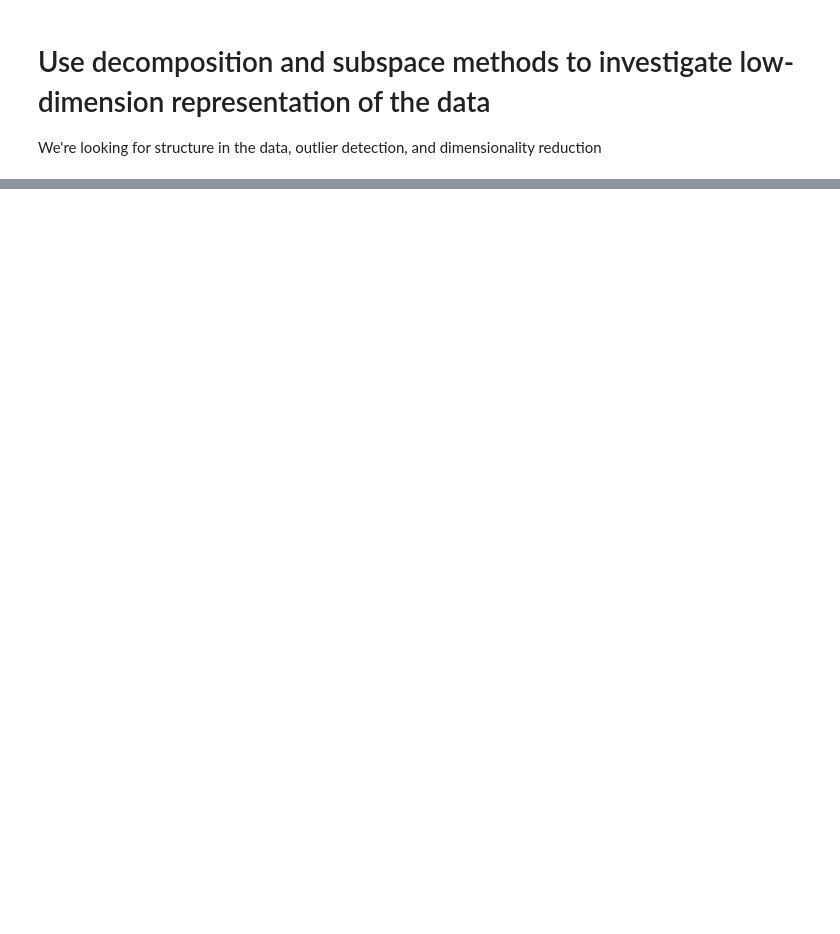
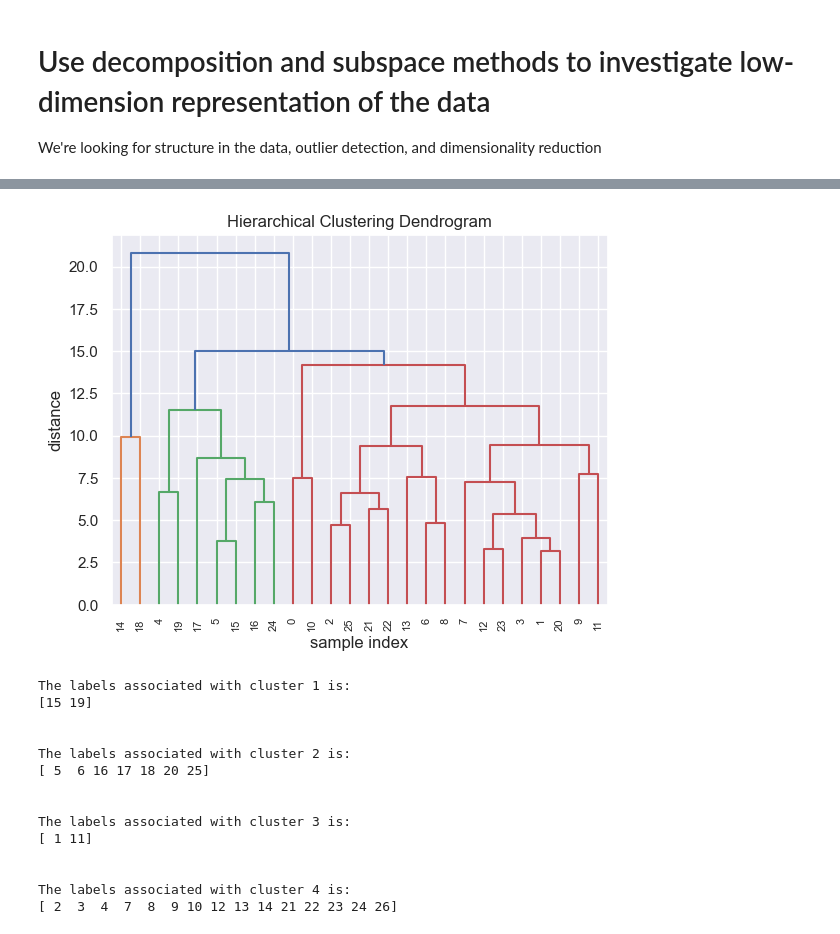
Before and after one commit to lukyrasocha/emo-stress, a Jupyter notebook: case2_Katja.ipynb, the cells around one changed output, grey strips where cells are left out. Drawn from its saved outputs; the diff is of its cells as text; code cells hidden in the pictures; blank space fills up the shorter version.

```diff
--- a/case2_Katja.ipynb
+++ b/case2_Katja.ipynb
@@ -113,8 +219,8 @@ plt.show()
 # %%
 #look at the individual clusters
-responseLabels = np.array(filtered_df.iloc[:,52:53]).squeeze()
-#print(filtered_df.iloc[:,52:53])
-k=3 #Number of clusters. Determine a usable number from dendrogram
+responseLabels = np.array(filtered2_df.iloc[:,53:54]).squeeze()
+#print(filtered_df.iloc[:,53:54])
+k=4 #Number of clusters. Determine a usable number from dendrogram
 
 cluster_designation = fcluster(Z, k, criterion='maxclust') #Get cluster designation of data points
 
@@ -198,0 +247,55 @@ for column in df.columns[1:53]:
+# %%
+
+filtered2_df2 = filtered_df[filtered_df['Phase'] == 'phase3']
+# %%
+d_sample = 'euclidean' #See possible values: https://docs.scipy.org/doc/scipy/reference/generated/scipy.spatial.distance.pdist.html#scipy.spatial.distance.pdist
+d_group = 'ward' #See possible values (method): https://docs.scipy.org/doc/scipy/reference/generated/scipy.cluster.hierarchy.linkage.html
+N_leafs = 100 #Number of leaf nodes. n=400
+
+Z = linkage(filtered2_df2.iloc[:,:49], method=d_group, metric=d_sample) #method denotes cluster distance, metric denotes sample distance
+
+plt.figure()
+plt.title('Hierarchical Clustering Dendrogram')
+plt.xlabel('sample index')
+plt.ylabel('distance')
+
+#for scipy dendogram look at;
+#https://docs.scipy.org/doc/scipy/reference/generated/scipy.cluster.hierarchy.dendrogram.html
+
+den = dendrogram(
+    Z,
+    leaf_rotation=90.,
+    leaf_font_size=8.,
+    truncate_mode='lastp',
+    p = N_leafs,
+    no_labels = False
+)
+plt.show()
+#look at the individual clusters
+responseLabels = np.array(filtered2_df2.iloc[:,53:54]).squeeze()
+#print(filtered_df.iloc[:,53:54])
+k=4 #Number of clusters. Determine a usable number from dendrogram
+
+cluster_designation = fcluster(Z, k, criterion='maxclust') #Get cluster designation of data points
+
+for i in range(1,k+1):
+    datapoints = np.where(cluster_designation==i,)
+    print('The labels associated with cluster {} is:'.format(i))
+    print(responseLabels[datapoints])
+    print('\n')
+# %% [output]
+[figure, added]
+The labels associated with cluster 1 is:
+[15 19]
+
+
+The labels associated with cluster 2 is:
+[ 5  6 16 17 18 20 25]
+
+
+The labels associated with cluster 3 is:
+[ 1 11]
+
+
+The labels associated with cluster 4 is:
+[ 2  3  4  7  8  9 10 12 13 14 21 22 23 24 26]
```
Also changed, not shown: parts of 10 cells of this notebook.
